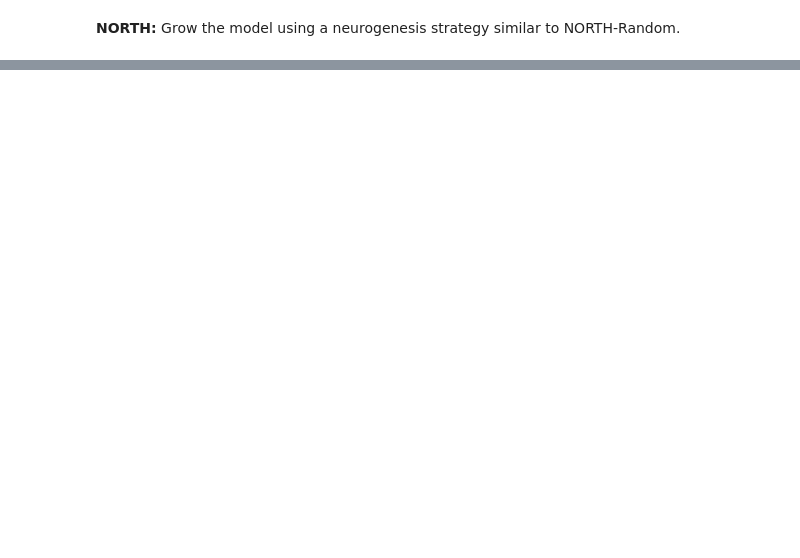
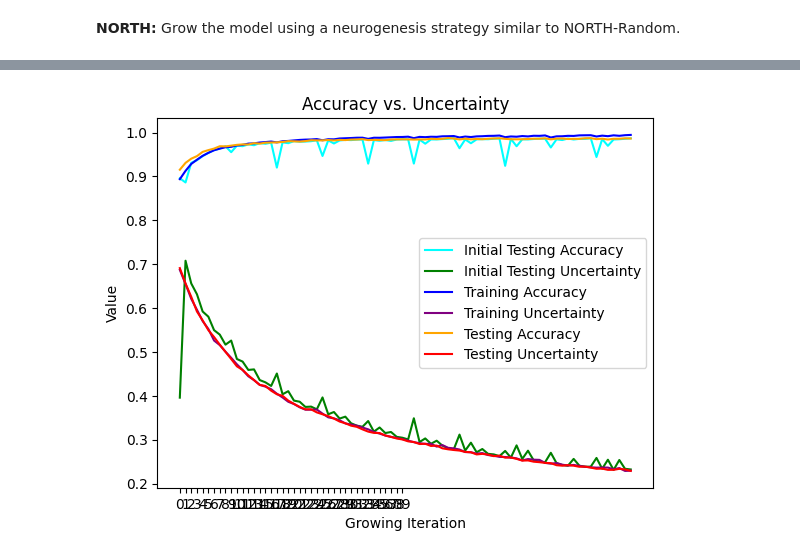
Before and after one commit to rhit-luttredn/SAD-NNs, a Jupyter notebook: sad_nns/north_and_edl_working.ipynb, the cells around one changed output, grey strips where cells are left out. Cells and saved outputs as stored; diff of their text form; code cells hidden in the pictures; blank space fills up the shorter version.

```diff
--- a/sad_nns/north_and_edl_working.ipynb
+++ b/sad_nns/north_and_edl_working.ipynb
@@ -448,0 +451,73 @@ Train Epoch: 3 [12800/54000 (24%)]      Loss: 0.769832  Uncertainty: 0.745924
+# %%
+iterations = 10 * (len(model)-1)
+modded_model_gp = copy.deepcopy(model)
+modded_optimizer_gp = torch.optim.SGD(modded_model_gp.parameters(), lr=0.01)
+modded_optimizer_gp.load_state_dict(optimizer.state_dict())
+
+init_test_acc_vals = []
+init_test_u_vals = []
+train_acc_vals = []
+train_u_vals = []
+test_acc_vals = []
+test_u_vals = []
+
+for iter in range(10):
+    for i in range(len(model)-1):
+
+
+        max_rank = modded_model_gp[i].width()
+        score = effective_rank(modded_model_gp.activations[str(i)])
+        to_add = max(score-int(0.95*max_rank), 0)
+
+        modded_model_gp.grow(i, to_add, fanin_weights="iterative_orthogonalization",
+                            optimizer=modded_optimizer_gp)
+
+        init_test_acc, init_test_u = test(modded_model_gp, val_loader, criterion, return_vals=True)
+        train_acc, train_u, test_acc, test_u = train(modded_model_gp, train_loader, modded_optimizer_gp, criterion, epochs=1, val_loader=val_loader, return_vals=True)
+
+        init_test_acc_vals.append(init_test_acc)
+        init_test_u_vals.append(init_test_u)
+        train_acc_vals.append(train_acc)
+        train_u_vals.append(train_u)
+        test_acc_vals.append(test_acc)
+        test_u_vals.append(test_u)
+
+        # for key in modded_model_gp.activations:
+        #     print(modded_model_gp.activations[key].size())
+
+        scores = svd_score(modded_model_gp.activations[str(i)])
+        # print("Layer {} scores: mean {:.3g}, std {:.3g}, min {:.3g}, smallest 25%:".format(i, scores.mean(), scores.std(), scores.min()), end=" ")
+        to_prune = np.argsort(scores.detach().cpu().numpy())[:to_add.item()]
+        # print(to_prune)
+        modded_model_gp.prune(i, to_prune, optimizer=modded_optimizer_gp, clear_activations=True)
+
+        init_test_acc, init_test_u = test(modded_model_gp, val_loader, criterion, return_vals=True)
+        train_acc, train_u, test_acc, test_u = train(modded_model_gp, train_loader, modded_optimizer_gp, criterion, epochs=1, val_loader=val_loader, return_vals=True)
+
+        init_test_acc_vals.append(init_test_acc)
+        init_test_u_vals.append(init_test_u)
+        train_acc_vals.append(train_acc)
+        train_u_vals.append(train_u)
+        test_acc_vals.append(test_acc)
+        test_u_vals.append(test_u)
+
+        print(f'Total Effective Parameters: {model.parameter_count(masked = True)}')
+
+# Plotting the lines
+plt.plot(np.arange(iterations * 2), init_test_acc_vals, label='Initial Testing Accuracy', color='cyan')
+plt.plot(np.arange(iterations * 2), init_test_u_vals, label='Initial Testing Uncertainty', color='green')
+plt.plot(np.arange(iterations * 2), train_acc_vals, label='Training Accuracy', color='blue')
+plt.plot(np.arange(iterations * 2), train_u_vals, label='Training Uncertainty', color='purple')
+plt.plot(np.arange(iterations * 2), test_acc_vals, label='Testing Accuracy', color='orange')
+plt.plot(np.arange(iterations * 2), test_u_vals, label='Testing Uncertainty', color='red')
+plt.xticks(np.arange(0, iterations, 1))
+
+# Adding titles and labels
+plt.title('Accuracy vs. Uncertainty')
+plt.xlabel('Growing Iteration')
+plt.ylabel('Value')
+plt.legend()
+
+# Show the plot
+plt.show()
+# %% [output]
@@ -448,0 +541 @@ Train Epoch: 3 [12800/54000 (24%)]      Loss: 0.769832  Uncertainty: 0.745924
+[figure, added]
```
Also changed, not shown: parts of 4 cells of this notebook.
